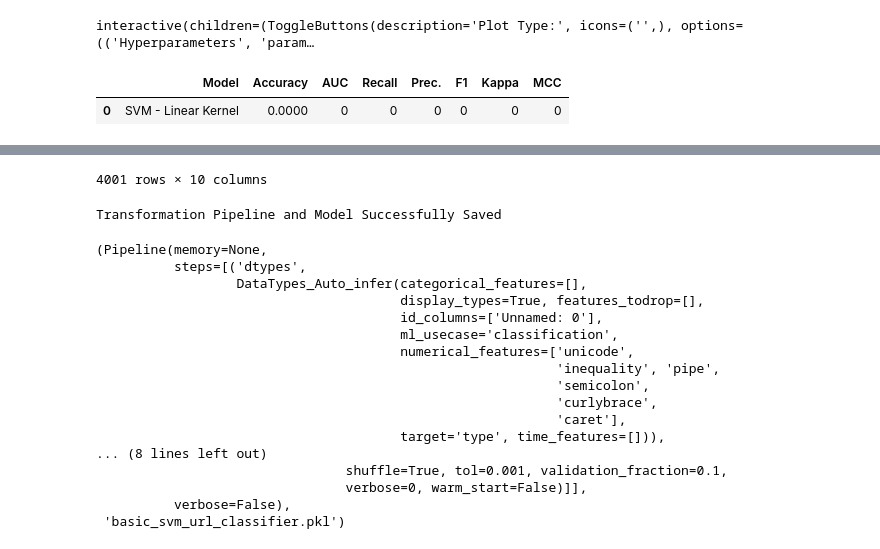
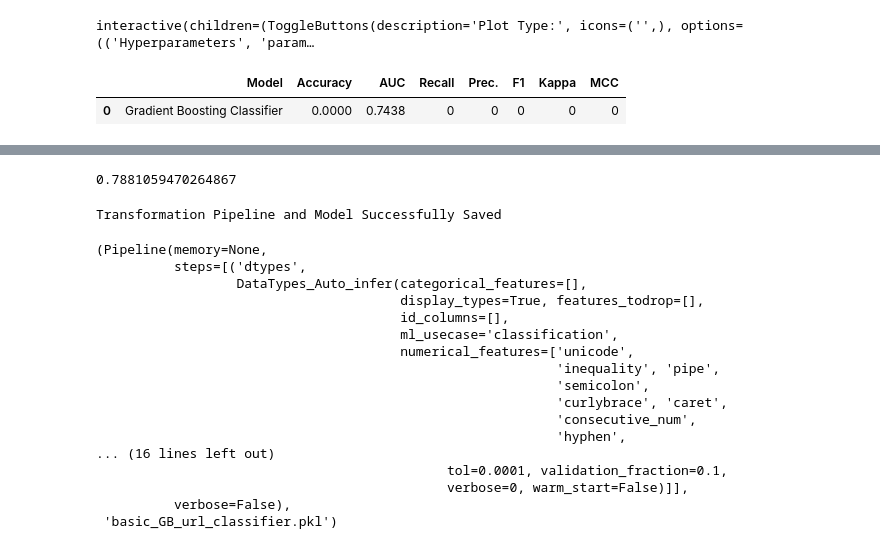
Before and after one commit to MSU-AI/AI-firewall, a Jupyter notebook: ML Based Web App Firewall.ipynb, the cells around one changed output, grey strips where cells are left out. Saved outputs shown, nothing was run; the diff lists cells and outputs as text; code cells hidden in the pictures.

```diff
--- a/ML Based Web App Firewall.ipynb
+++ b/ML Based Web App Firewall.ipynb
@@ -6 +7,3 @@ from pycaret.classification import *
+# %%
+train_set, test_set = train_test_split(http_request_df.loc[:8000,:])
 # %%
@@ -25,6 +28,6 @@ clu1 = setup(data = http_request_df.loc[:4000,:], target='type', \
 | 58 | Fix Imbalance | False |
 | 59 | Fix Imbalance Method | SMOTE |
 # %%
-best_models = compare_models()
+best_model = compare_models()
 # %% [output]
 |  | Model | Accuracy | AUC | Recall | Prec. | F1 | Kappa | MCC | TT (Sec) |
@@ -46,7 +50,7 @@ evaluate_model(best_models)
 # %% [output]
 interactive(children=(ToggleButtons(description='Plot Type:', icons=('',), options=(('Hyperparameters', 'param…
 # %%
-predict_model(best_models, http_request_df.loc[0:4000,:])
+results = predict_model(best_model, test_set)
 # %% [output]
 |  | Model | Accuracy | AUC | Recall | Prec. | F1 | Kappa | MCC |
-| 0 | SVM - Linear Kernel | 0.0000 | 0 | 0 | 0 | 0 | 0 | 0 |
+| 0 | Gradient Boosting Classifier | 0.0000 | 0.7438 | 0 | 0 | 0 | 0 | 0 |
@@ -65,22 +57,30 @@ predict_model(best_models, http_request_df.loc[0:4000,:])
-4001 rows × 10 columns
+# %%
+correct_pred_count = 0
+for index in range(len(results['Label'])):
+    if results['Label'].iloc[index] == results['type'].iloc[index]:
+        correct_pred_count += 1
+
+print(correct_pred_count / len(results['Label'])) # About 78.8% prediction accuracy using a gradient boosting classifer
+# %% [output]
+0.7881059470264867
 # %%
-save_model(best_models, 'basic_svm_url_classifier')
+save_model(best_model, 'basic_GB_url_classifier')
 # %% [output]
 Transformation Pipeline and Model Successfully Saved
 (Pipeline(memory=None,
           steps=[('dtypes',
                   DataTypes_Auto_infer(categorical_features=[],
                                        display_types=True, features_todrop=[],
-                                       id_columns=['Unnamed: 0'],
+                                       id_columns=[],
                                        ml_usecase='classification',
                                        numerical_features=['unicode',
                                                            'inequality', 'pipe',
                                                            'semicolon',
-                                                           'curlybrace',
-                                                           'caret'],
-                                       target='type', time_features=[])),
-... (8 lines left out)
-                                shuffle=True, tol=0.001, validation_fraction=0.1,
-                                verbose=0, warm_start=False)]],
+                                                           'curlybrace', 'caret',
+                                                           'consecutive_num',
+                                                           'hyphen',
+... (16 lines left out)
+                                             tol=0.0001, validation_fraction=0.1,
+                                             verbose=0, warm_start=False)]],
           verbose=False),
- 'basic_svm_url_classifier.pkl')
+ 'basic_GB_url_classifier.pkl')
```
Also changed, not shown: parts of 5 cells of this notebook.
